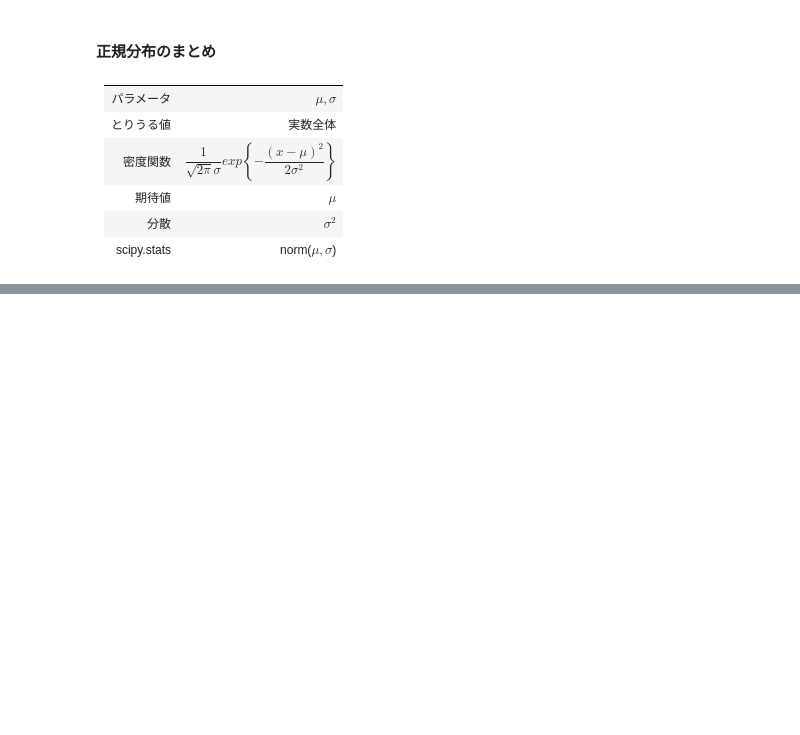
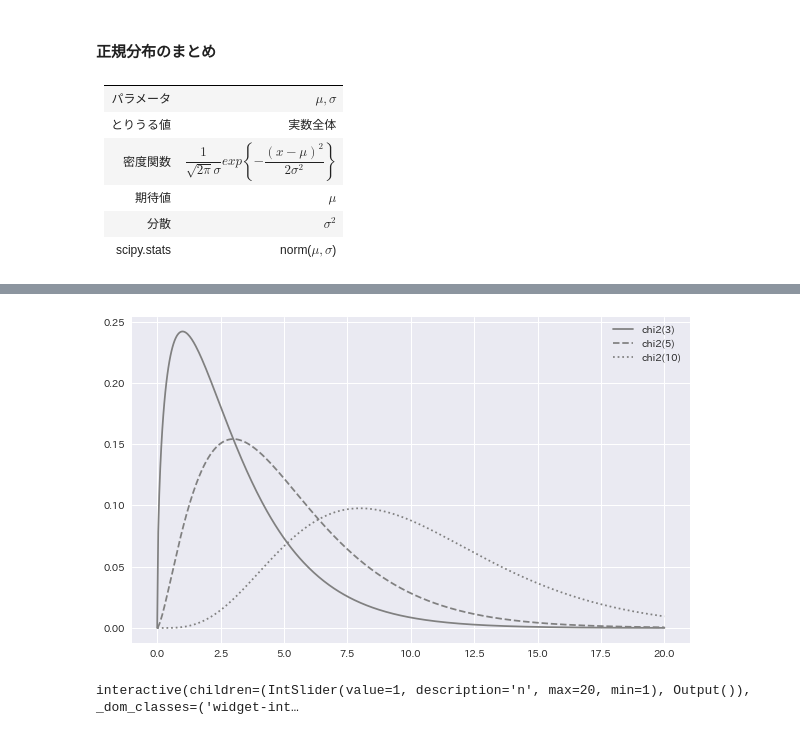
Before and after one commit to ginmaruGH/Statistical_Analysis_with_Python_gihyo, a Jupyter notebook: jupyter/ch_08.ipynb, the cells around one changed output, grey strips where cells are left out. Cells and saved outputs as stored; diff of their text form; code cells hidden in the pictures; blank space fills up the shorter version.

```diff
--- a/jupyter/ch_08.ipynb
+++ b/jupyter/ch_08.ipynb
@@ -244,0 +432,33 @@ plt.show()
+# %%
+# カイ二乗分布 自由度nの図示
+# 自由度n[3, 5, 10]
+fig = plt.figure(figsize=(10, 6))
+ax = fig.add_subplot(111)
+
+xs = np.linspace(0, 20, 500)
+for n, ls in zip([3, 5, 10], linestyles):
+    rv = stats.chi2(n)
+    ax.plot(
+        xs, rv.pdf(xs),
+        label=f"chi2({n})", ls=ls, color='gray'
+    )
+
+ax.legend()
+plt.show()
+# %% [output]
+[figure, added]
+# %%
+# 図8.9 さまざまなカイ二乗分布
+
+@interact(n=(1, 20, 1))
+def chi2(n=1):
+    xs = np.linspace(0, 20, 1000)
+    fig = plt.figure(figsize=(10, 6))
+    ax = fig.add_subplot(111)
+    rv = stats.chi2(n)
+    ax.plot(xs, rv.pdf(xs))
+    ax.set_xlim(-0.02, 20)
+    ax.set_ylim(-0.02, 1)
+    plt.show()
+# %% [output]
+interactive(children=(IntSlider(value=1, description='n', max=20, min=1), Output()), _dom_classes=('widget-int…
```
Also changed, not shown: parts of 30 cells of this notebook, 1 other file.
